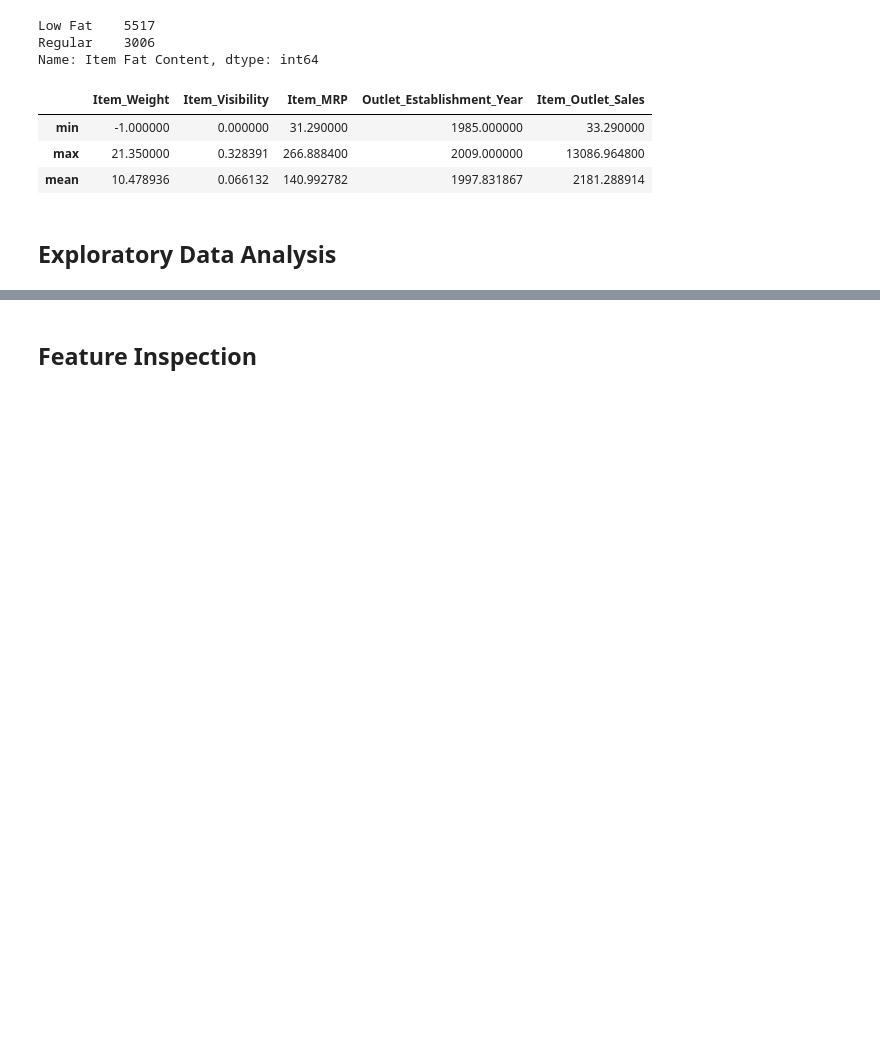
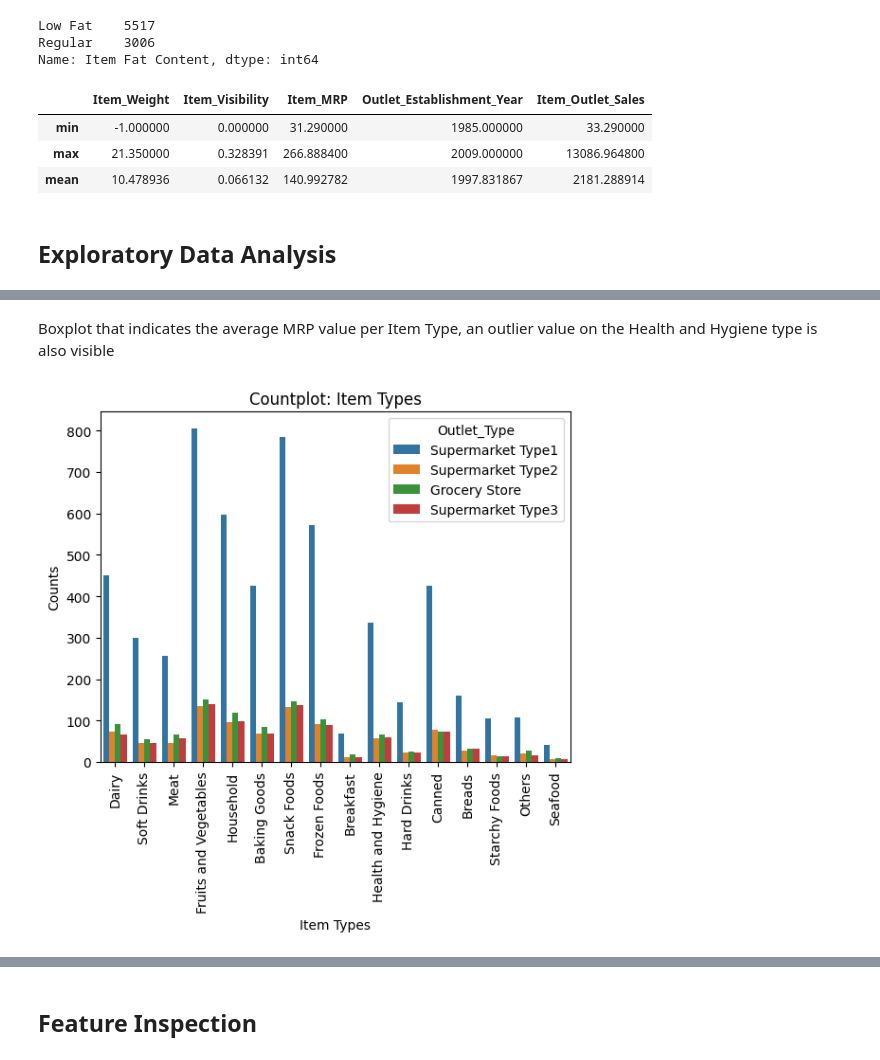
Before and after one commit to FoxEW/-Prediction-of-Product-Sales, a Jupyter notebook: Prediction_of_Product_Sales.ipynb, the cells around one changed output, grey strips where cells are left out. Saved outputs shown, nothing was run; the diff lists cells and outputs as text; code cells hidden in the pictures; blank space fills up the shorter version.

```diff
--- a/Prediction_of_Product_Sales.ipynb
+++ b/Prediction_of_Product_Sales.ipynb
@@ -184,0 +219,17 @@ df_sales_clean.describe(include=[np.number]).loc[["min", "max", "mean"]]
+# %% [markdown]
+Boxplot that indicates the average MRP value per Item Type, an outlier value on the Health and Hygiene type is also visible
+# %%
+# Countplot to view the frequency of each class of categorial features in your dataset
+# Define a matplotLib ax (plot) object using seaborn.countplot()
+ax = sns.countplot(data=df_sales_clean,
+                   x='Item_Type', hue='Outlet_Type')
+
+# Set the Title
+ax.set_title('Countplot: Item Types')
+
+# Set X and Y axis labels (axis descriptions)
+ax.set_xlabel('Item Types')
+ax.set_ylabel('Counts')
+ax.tick_params(axis='x', rotation = 90);
+# %% [output]
+[figure, added]
```
Also changed, not shown: parts of 9 cells of this notebook.
